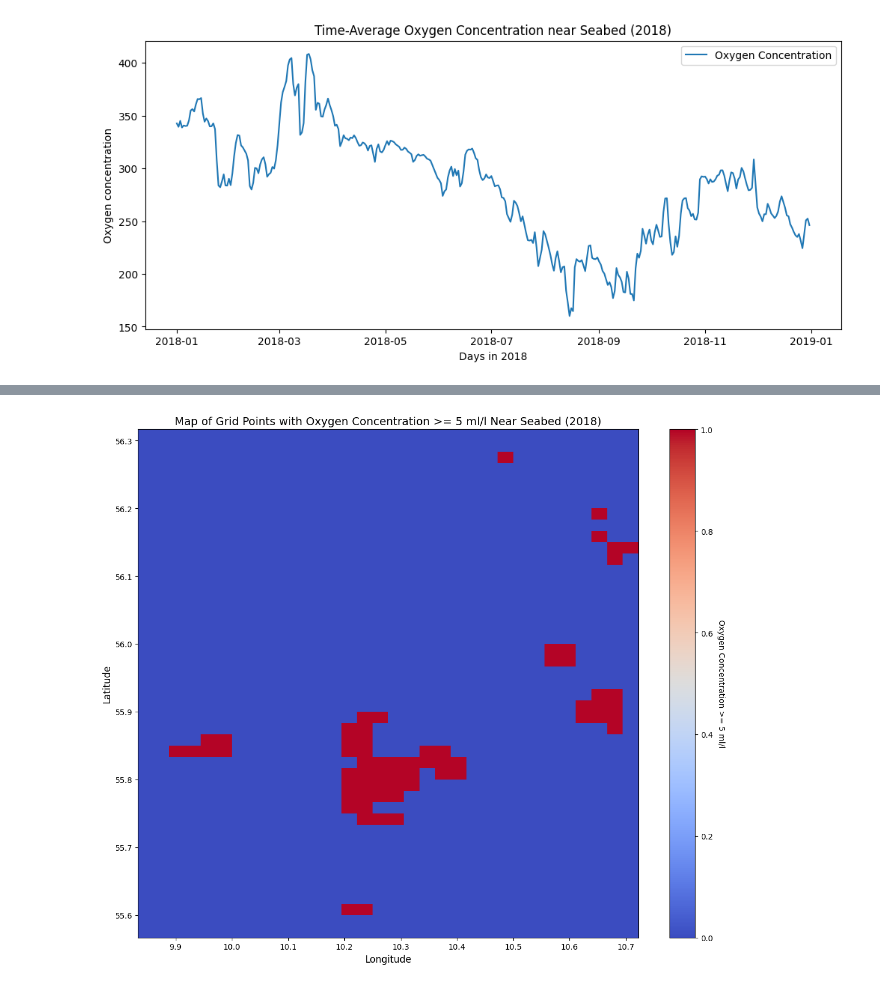
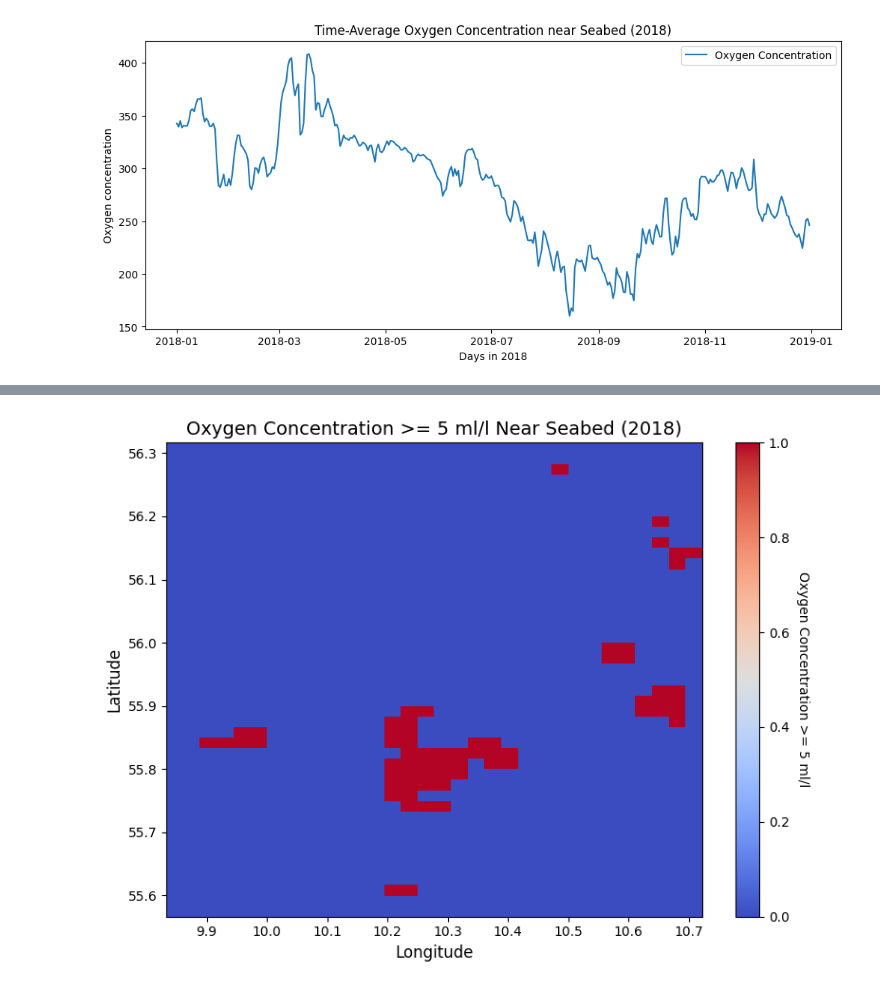
Before and after one commit to hrobjarturh/CMEMS-data-handling, a Jupyter notebook: assignment3/answers.ipynb, the cells around one changed output, grey strips where cells are left out. Drawn from its saved outputs; the diff is of its cells as text; code cells hidden in the pictures.

```diff
--- a/assignment3/answers.ipynb
+++ b/assignment3/answers.ipynb
@@ -83,27 +95,27 @@ plt.show()
 # %%
 # existing code...
 # Conversion factor from mmol/m³ to ml/l
 conversion_factor = 0.022391
 
 # Convert oxygen concentration to ml/l
 oxygen_ml_per_l = ds['o2b'] * conversion_factor
 
 # Find grid points where the minimum oxygen concentration is not below 5 ml/l
 min_oxygen_ml_per_l = oxygen_ml_per_l.min(dim='time')
 safe_oxygen_points = min_oxygen_ml_per_l >= 5
 
 # Plot the grid points
-plt.figure(figsize=(12, 10))
+plt.figure(figsize=(8, 6))
 plt.pcolormesh(ds['longitude'], ds['latitude'], safe_oxygen_points, shading='auto', cmap='coolwarm')
 cbar = plt.colorbar()
 cbar.set_label('Oxygen Concentration >= 5 ml/l', rotation=270, labelpad=15)
-plt.title('Map of Grid Points with Oxygen Concentration >= 5 ml/l Near Seabed (2018)', fontsize=14)
+plt.title('Oxygen Concentration >= 5 ml/l Near Seabed (2018)', fontsize=14)
 plt.xlabel('Longitude', fontsize=12)
 plt.ylabel('Latitude', fontsize=12)
 plt.xticks(fontsize=10)
 plt.yticks(fontsize=10)
 plt.tight_layout()
 plt.show()
 # existing code...
 # %% [output]
-[figure, old version]
+[figure, new version]
```
Also changed, not shown: parts of 3 cells of this notebook, 5 other files.
